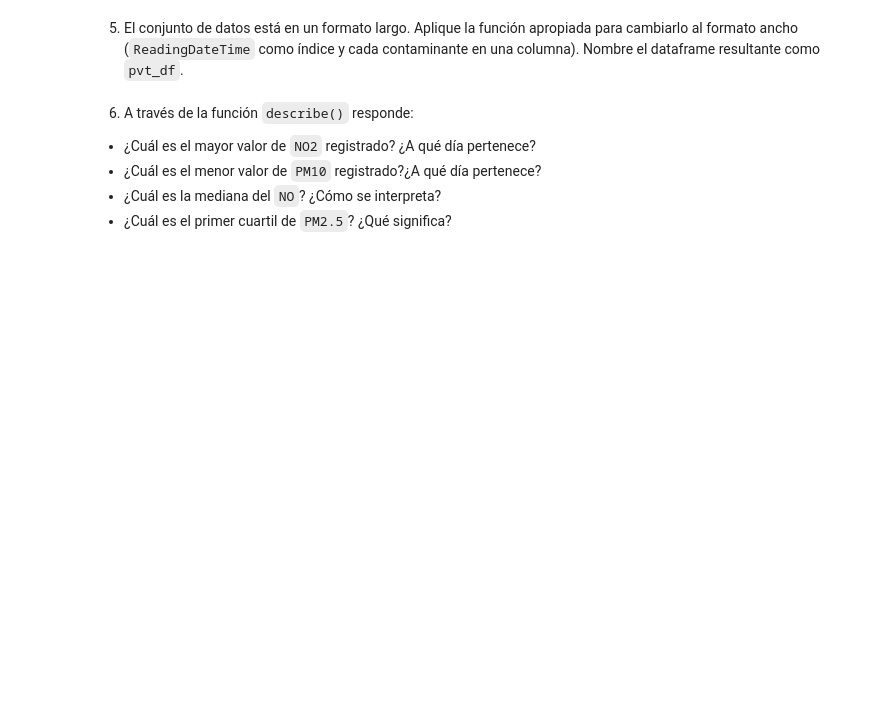
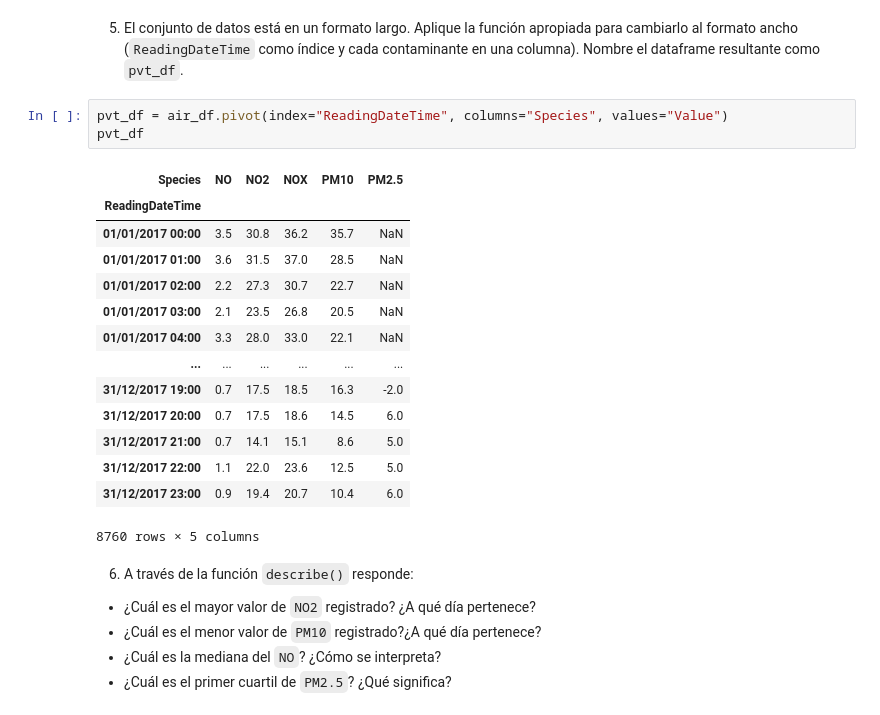
Before and after one commit to Isaac1606/maestria-colabs, a Jupyter notebook: ScienceAndAnalyticsOfData/Activities/Actividad2analisisPandas.ipynb, the cells around one changed output. Drawn from its saved outputs; the diff is of its cells as text; blank space fills up the shorter version.

```diff
--- a/ScienceAndAnalyticsOfData/Activities/Actividad2analisisPandas.ipynb
+++ b/ScienceAndAnalyticsOfData/Activities/Actividad2analisisPandas.ipynb
@@ -88,5 +191,23 @@ Percentage of missing vals for col "Provisional or Ratified" is 0.00%
 # %% [markdown]
 5.	El conjunto de datos está en un formato largo. Aplique la función apropiada para cambiarlo al formato ancho (`ReadingDateTime` como índice y cada contaminante en una columna). Nombre el dataframe resultante como `pvt_df`.
+# %%
+pvt_df = air_df.pivot(index="ReadingDateTime", columns="Species", values="Value")
+pvt_df
+# %% [output]
+| Species | NO | NO2 | NOX | PM10 | PM2.5 |
+| ReadingDateTime |  |  |  |  |  |
+| 01/01/2017 00:00 | 3.5 | 30.8 | 36.2 | 35.7 | NaN |
+| 01/01/2017 01:00 | 3.6 | 31.5 | 37.0 | 28.5 | NaN |
+| 01/01/2017 02:00 | 2.2 | 27.3 | 30.7 | 22.7 | NaN |
+| 01/01/2017 03:00 | 2.1 | 23.5 | 26.8 | 20.5 | NaN |
+| 01/01/2017 04:00 | 3.3 | 28.0 | 33.0 | 22.1 | NaN |
+| ... | ... | ... | ... | ... | ... |
+| 31/12/2017 19:00 | 0.7 | 17.5 | 18.5 | 16.3 | -2.0 |
+| 31/12/2017 20:00 | 0.7 | 17.5 | 18.6 | 14.5 | 6.0 |
+| 31/12/2017 21:00 | 0.7 | 14.1 | 15.1 | 8.6 | 5.0 |
+| 31/12/2017 22:00 | 1.1 | 22.0 | 23.6 | 12.5 | 5.0 |
+| 31/12/2017 23:00 | 0.9 | 19.4 | 20.7 | 10.4 | 6.0 |
+8760 rows × 5 columns
 # %% [markdown]
 6.	A través de la función `describe()` responde:
 
```
Also changed, not shown: parts of 25 cells of this notebook.
